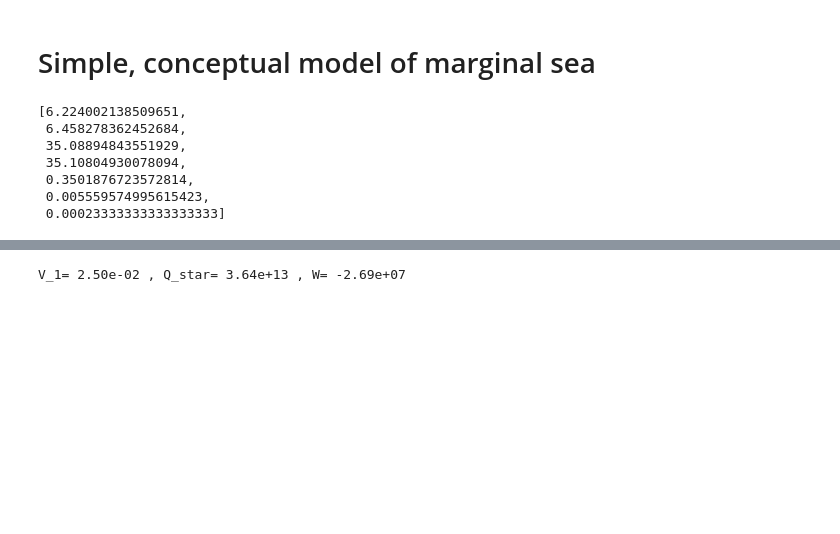
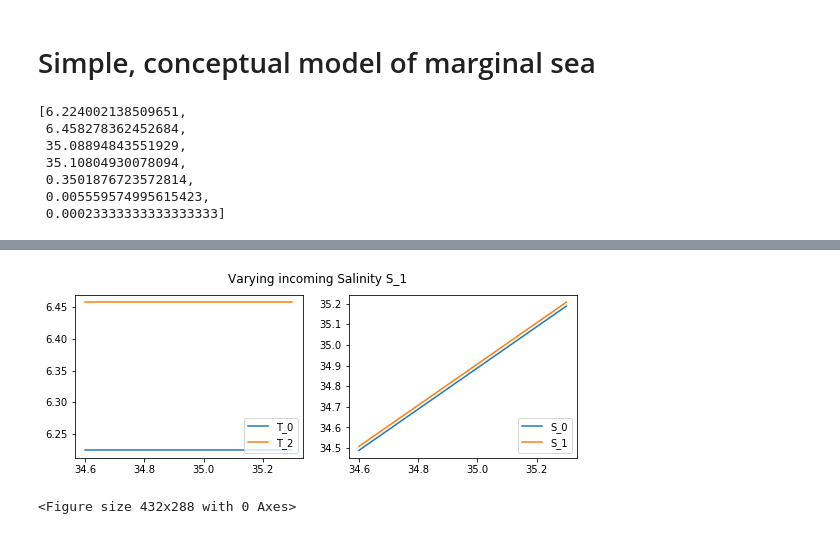
Before and after one commit to Emma0112/MarginalSeaModel, a Jupyter notebook: SimpleCode.ipynb, the cells around one changed output, grey strips where cells are left out. Cells and saved outputs as stored; diff of their text form; code cells hidden in the pictures; blank space fills up the shorter version.

```diff
--- a/SimpleCode.ipynb
+++ b/SimpleCode.ipynb
@@ -110,4 +117,38 @@ W = alpha_T*(g*H**2*(T_1-T_0)*(1-Delta))/(4*ro_0*f_0)
-# %%
-print('V_1=', "{:.2e}".format(V_1), ', Q_star=', "{:.2e}".format(Q_star), ', W=', "{:.2e}".format(W))
-# %% [output]
-V_1= 2.50e-02 , Q_star= 3.64e+13 , W= -2.69e+07
+# %%
+T_1 = 8.87
+
+S_1_array = np.linspace(34.6,35.3,100)
+T_0 = np.zeros(len(S_1_array))
+T_2 = np.zeros(len(S_1_array))
+S_0 = np.zeros(len(S_1_array))
+S_2 = np.zeros(len(S_1_array))
+
+for i in range(len(S_1_array)):
+    S_1=S_1_array[i]
+    def main(x): # function with seven unkowns:  T_0,  T_2,  S_0,  S_2,  V_1, T_eddy, S_eddy
+             #                              x[0], x[1], x[2], x[3], x[4],   x[5],   x[6]
+        return [P*H*x[5]-A*Gamma*(x[0]-T_A)/(ro*C_p),
+            P*H*x[6]+A*E*S,
+            (T_1-x[1])*x[4]*H*L-(x[0] - T_A + (P*L/A)*(T_1-T_A))*A*Gamma/(ro*C_p),
+            (S_1-x[3])*x[4]*H*L+E*A*S+P*L*E*S,
+            g*H/(2*ro*f_0*L)*(alpha_T*(T_1-x[0])-alpha_S*(S_1-x[2]))-x[4],
+            c*x[4]*(T_1-x[0])-x[5],
+            c*x[4]*(S_1-x[2])-x[6]]
+    [T_0[i],T_2[i],S_0[i],S_2[i],V_1,T_eddy,S_eddy] = fsolve(main, [1,1,1,1,1,1,1])
+
+plt.figure(figsize=(9, 3))
+
+plt.subplot(121)
+plt.plot(S_1_array, T_0, label='T_0')
+plt.plot(S_1_array, T_2, label='T_2')
+plt.legend(loc='lower right')
+plt.subplot(122)
+plt.plot(S_1_array, S_0, label='S_0')
+plt.plot(S_1_array, S_2, label='S_1')
+plt.legend(loc='lower right')
+plt.suptitle('Varying incoming Salinity S_1')
+plt.show()
+plt.savefig('varyingS_1.png')
+# %% [output]
+[figure, added]
+<Figure size 432x288 with 0 Axes>
```
Also changed, not shown: parts of 7 cells of this notebook.
